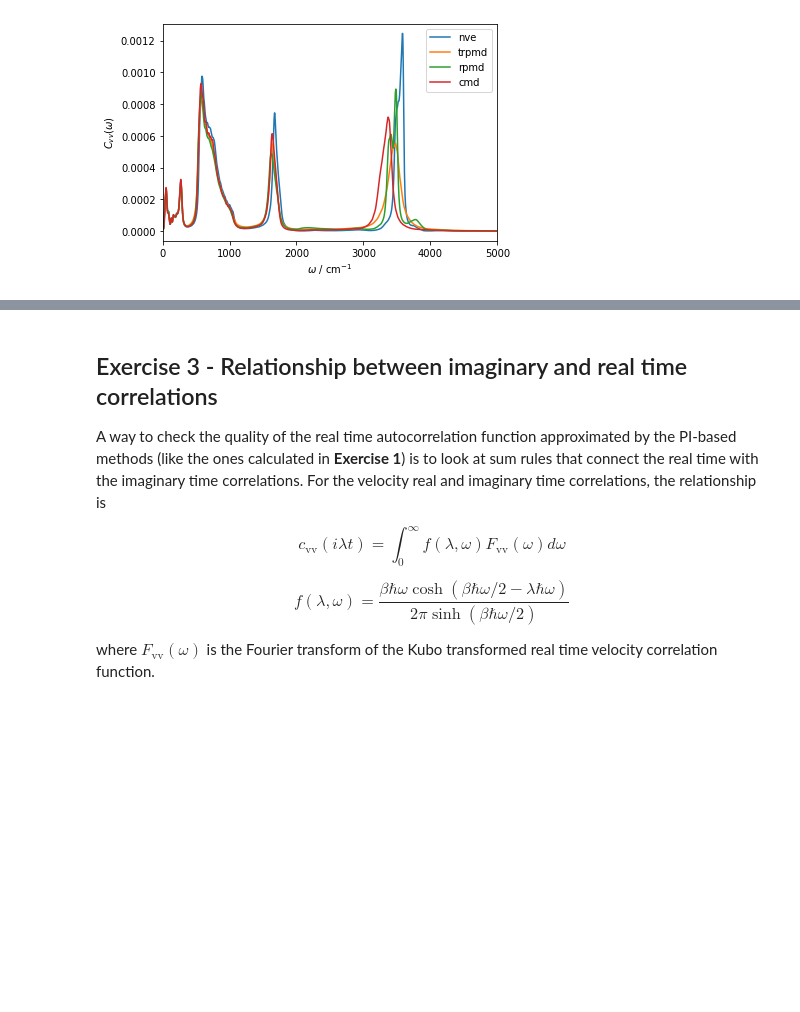
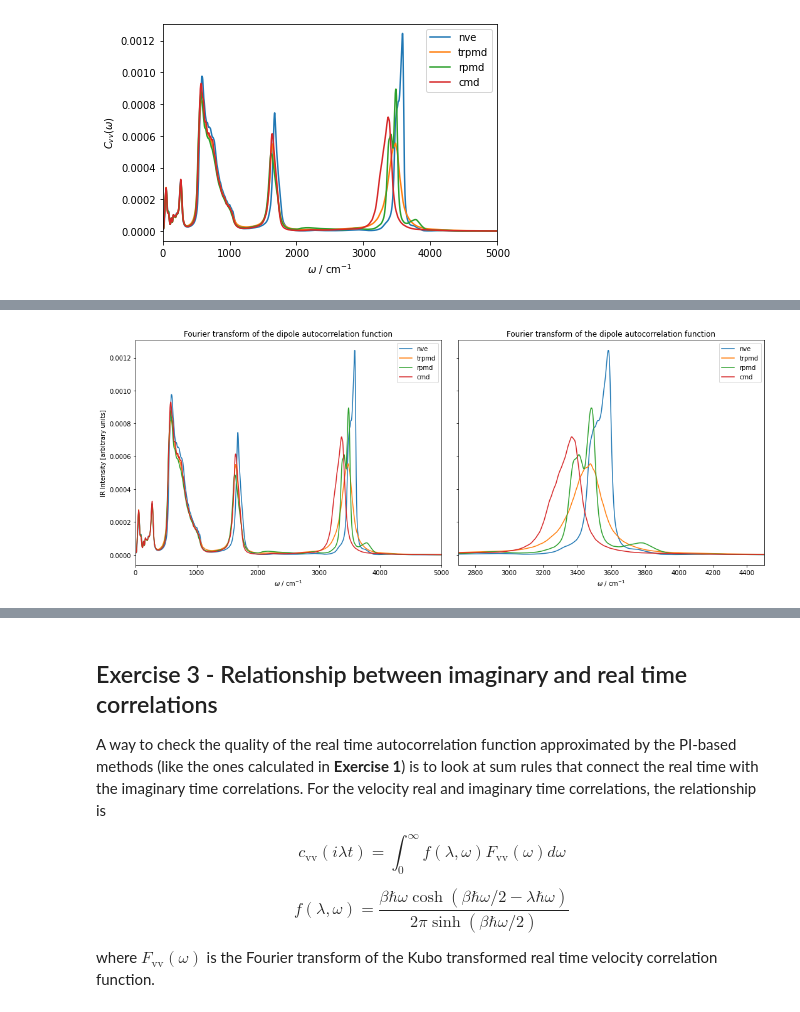
Before and after one commit to i-pi/tutorials-schools, a Jupyter notebook: day-3/day-3.ipynb, the cells around one changed output, grey strips where cells are left out. Cells and saved outputs as stored; diff of their text form; code cells hidden in the pictures; blank space fills up the shorter version.

```diff
--- a/day-3/day-3.ipynb
+++ b/day-3/day-3.ipynb
@@ -252,14 +225 @@ os.chdir('../../')
-# %%
-methods = ['cmd', 'rpmd', 'nve']
-os.chdir('ex-1/precomputed-trajectories/')
-for mm in methods:
-    os.chdir(mm + '/' + mm +'_4/')
-    velFT = np.loadtxt('vel.ft', usecols=(0,1))
-    plt.plot(velFT[:,0],velFT[:,1], label = '%s'%mm)
-    os.chdir('../../')
-plt.xlim([0,5000])
-plt.xlabel(r'$\omega\ /\ \mathrm{cm}^{-1}$')
-plt.legend()
-plt.plot()
-os.chdir('../../')
 # %% [markdown]
@@ -274,29 +237,26 @@ Visualize and compare all Fourier transformed functions of dipole and velocities
 # %%
-methods = ['cmd', 'rpmd', 'trpmd', 'nve']
-os.chdir('ex-1/precomputed-trajectories/')
+methods = ['nve', 'trpmd', 'rpmd', 'cmd']
 
-fig,(ax1,ax2) = plt.subplots(1,2, figsize=[15,6])
+fig,(ax1,ax2) = plt.subplots(1,2, figsize=[15,6], sharey=True)
 ax1.set_title(r'Fourier transform of the dipole autocorrelation function')
 for mm in methods:
-    os.chdir(mm + '/')
-    dpl = np.loadtxt(mm + '.dpl', usecols=(0,1))
+    dplFT = np.loadtxt('ex-1/precomputed-trajectories/' + mm +'/' + mm + '.vv', usecols=(0,1))
     ax1.plot(dplFT[:,0],dplFT[:,1], label = '%s'%mm)
-    os.chdir('../')
 ax1.legend()
 ax1.set_xlim([0,5000])
+ax1.set_ylabel('IR Intensity [arbitrary units]')
 ax1.set_xlabel(r'$\omega\ /\ \mathrm{cm}^{-1}$')
 
 
 ax2.set_title(r'Fourier transform of the dipole autocorrelation function')
 for mm in methods:
-    os.chdir(mm + '/')
-    dpl = np.loadtxt(mm + '.dpl', usecols=(0,1))
-    ax2.plot(dpl[:,0],dpl[:,1], label = '%s'%mm)
-    os.chdir('../')
+    dplFT = np.loadtxt('ex-1/precomputed-trajectories/' + mm +'/' + mm + '.vv', usecols=(0,1))
+    ax2.plot(dplFT[:,0],dplFT[:,1], label = '%s'%mm)
 ax2.set_xlim([2700,4500])
 ax2.set_xlabel(r'$\omega\ /\ \mathrm{cm}^{-1}$')
 ax2.legend()
 
 plt.tight_layout()
 plt.show()
-os.chdir('../../')
+# %% [output]
+[figure, added]
```
Also changed, not shown: parts of 16 cells of this notebook.
